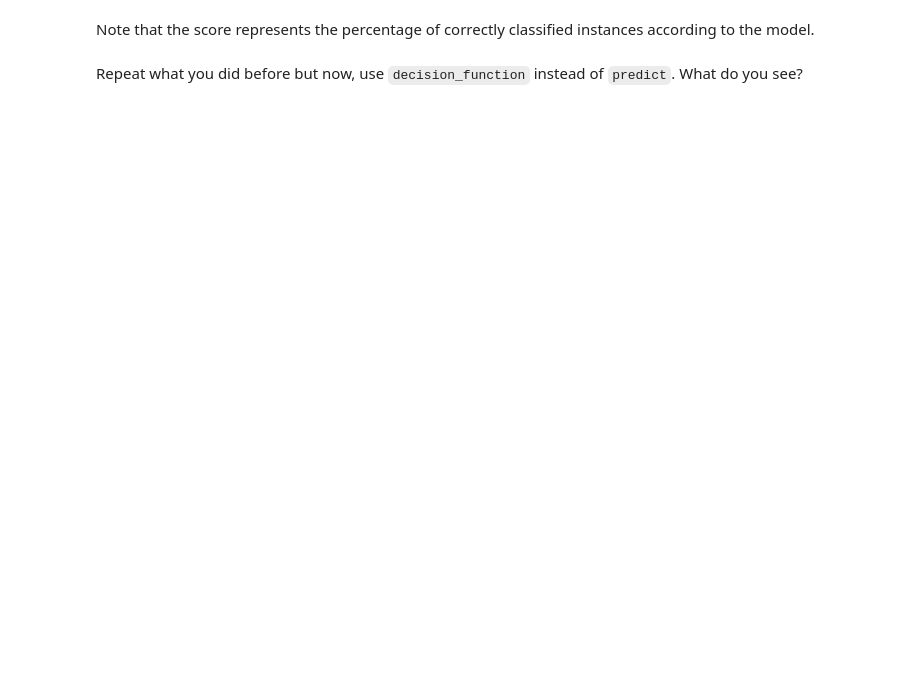
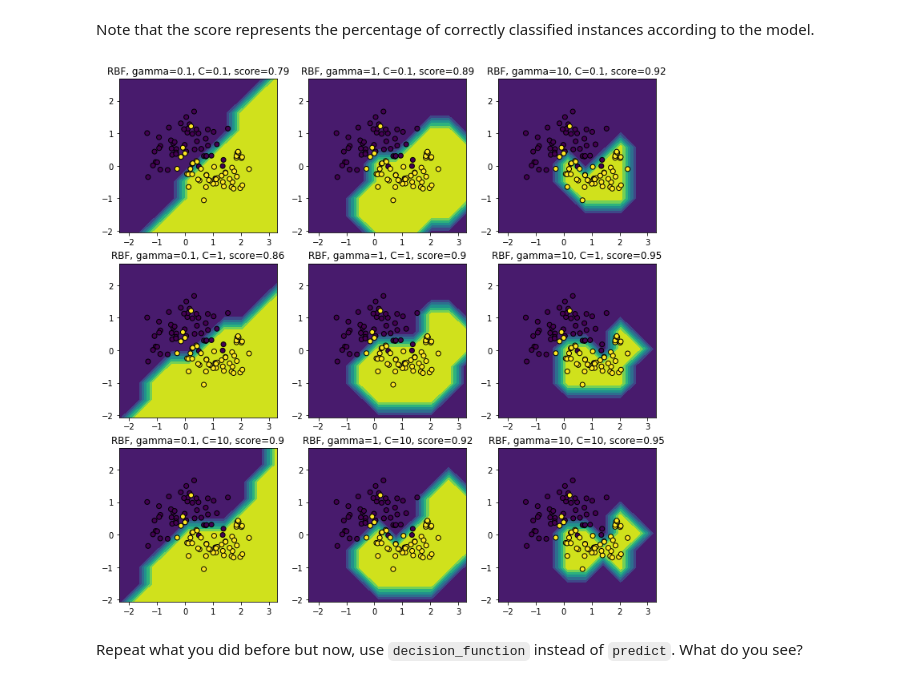
Before and after one commit to magnawhale/dsc-kernels-in-scikit-learn-lab-online-ds-ft-051319, a Jupyter notebook: index.ipynb, the cells around one changed output. Saved outputs shown, nothing was run; the diff lists cells and outputs as text; code cells hidden in the pictures; blank space fills up the shorter version.

```diff
--- a/index.ipynb
+++ b/index.ipynb
@@ -56,2 +50,45 @@ Note that the score represents the percentage of correctly classified instances
+# %%
+# Prepare your data for plotting
+# separate X-axis and Y-axis coordinates
+X1= X_4[:,0]
+X2= X_4[:,1]
+
+# find min and max values for X & Y axes
+X1_min, X1_max = X1.min() - 1, X1.max() + 1
+X2_min, X2_max = X2.min() - 1, X2.max() + 1
+
+# generate a coordinate grid using min/max values
+x1_coord = np.linspace(X1_min, X1_max, 10)
+x2_coord = np.linspace(X2_min, X2_max, 10)
+
+X1_C, X2_C = np.meshgrid(x1_coord, x2_coord)
+
+#reshape the grid to make it plottable coordinates
+x1x2 = np.c_[X1_C.ravel(), X2_C.ravel()]
+# %%
+# Create a loop that builds a model for each of the 9 combinations
+C = [.1, 1, 10]
+gam = [.1, 1, 10]
+models = []
+for c in C:
+    for g in gam:
+        clf = svm.SVC(kernel = "rbf", C=c, gamma=g)
+        clf.fit(X_4, y_4)
+        Z = clf.predict(x1x2).reshape(X1_C.shape)
+        score = clf.score(X_4, y_4)
+        models.append([clf, Z, c, g, score])
+# %%
+# Plot the prediction results in 9 subplots
+plt.figure(figsize=(12,12))
+subplt = 331
+for i in models:
+    plt.subplot(subplt)
+    subplt += 1
+    plt.title(f"RBF, gamma={i[3]}, C={i[2]}, score={round(i[4],2)}")
+    axes = plt.gca()
+    axes.contourf(X1_C, X2_C, i[1], alpha=1)
+    plt.scatter(X1, X2, c=y_4, edgecolors='k')
+# %% [output]
+[figure, added]
 # %% [markdown]
 Repeat what you did before but now, use `decision_function` instead of `predict`. What do you see?
```
Also changed, not shown: parts of 35 cells of this notebook.
